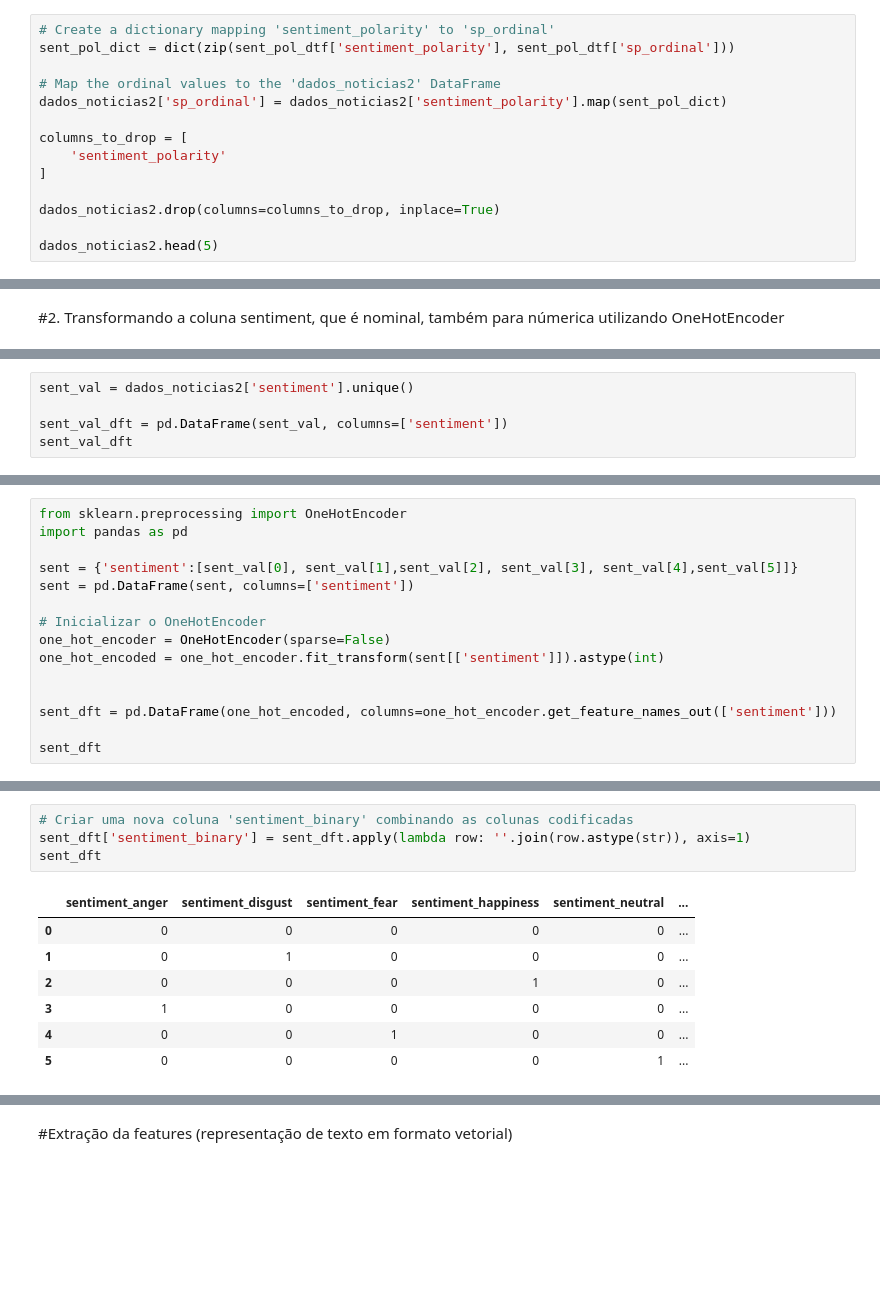
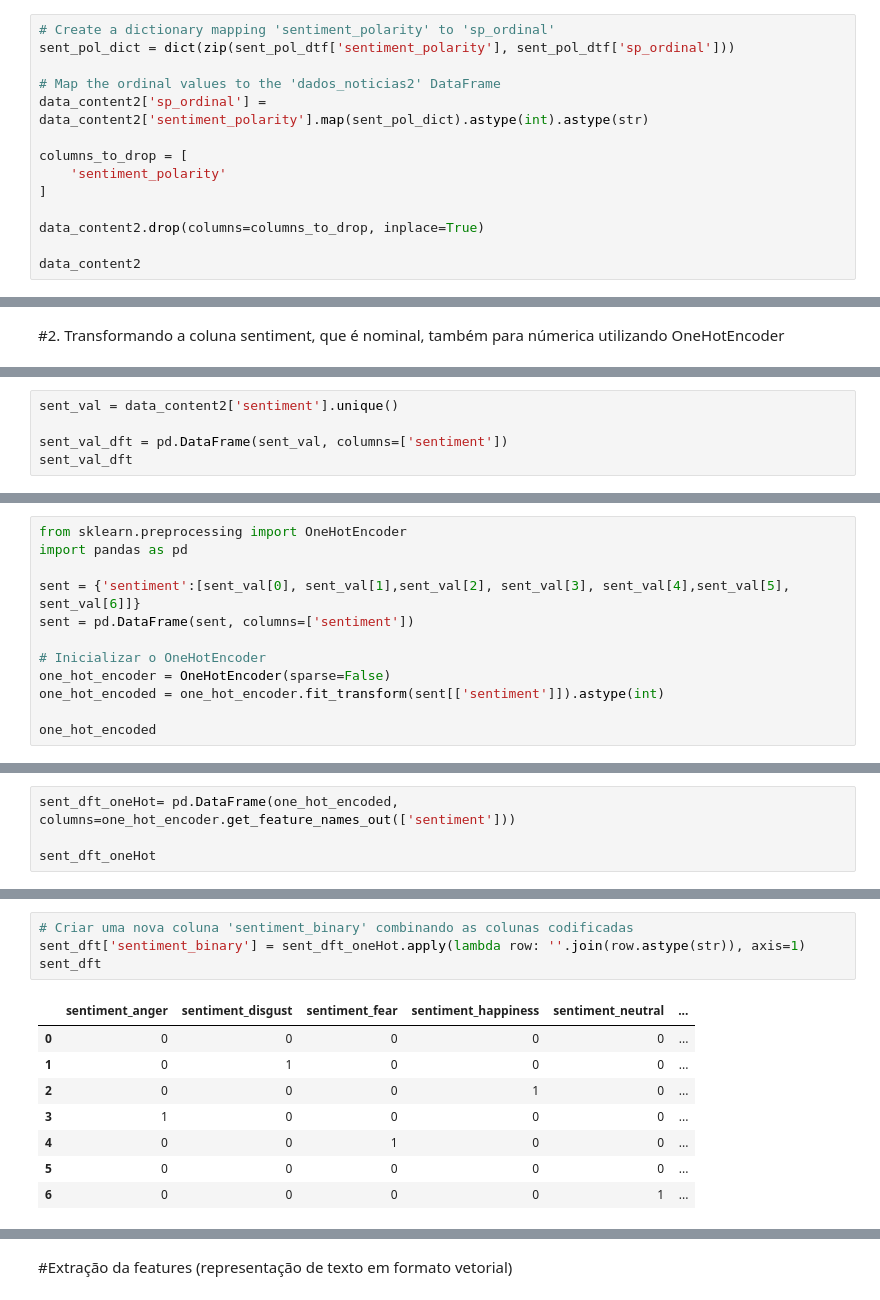
Before and after one commit to Kalidsa/Projeto-de-Minera-o-de-Textos---CDII, a Jupyter notebook: Mineração_de_textos.ipynb, the cells around one changed output, grey strips where cells are left out. Saved outputs shown, nothing was run; the diff lists cells and outputs as text; blank space fills up the shorter version.

```diff
--- a/Mineração_de_textos.ipynb
+++ b/Mineração_de_textos.ipynb
@@ -258,13 +269,13 @@ sent_pol_dtf
 sent_pol_dict = dict(zip(sent_pol_dtf['sentiment_polarity'], sent_pol_dtf['sp_ordinal']))
 
 # Map the ordinal values to the 'dados_noticias2' DataFrame
-dados_noticias2['sp_ordinal'] = dados_noticias2['sentiment_polarity'].map(sent_pol_dict)
+data_content2['sp_ordinal'] = data_content2['sentiment_polarity'].map(sent_pol_dict).astype(int).astype(str)
 
 columns_to_drop = [
     'sentiment_polarity'
 ]
 
-dados_noticias2.drop(columns=columns_to_drop, inplace=True)
+data_content2.drop(columns=columns_to_drop, inplace=True)
 
-dados_noticias2.head(5)
+data_content2
 # %% [output]
@@ -298,6 +308,6 @@ neutral        4
 Name: count, dtype: int64
 # %%
-sent_val = dados_noticias2['sentiment'].unique()
+sent_val = data_content2['sentiment'].unique()
 
 sent_val_dft = pd.DataFrame(sent_val, columns=['sentiment'])
 sent_val_dft
@@ -313,15 +324,12 @@ sent_val_dft
 from sklearn.preprocessing import OneHotEncoder
 import pandas as pd
 
-sent = {'sentiment':[sent_val[0], sent_val[1],sent_val[2], sent_val[3], sent_val[4],sent_val[5]]}
+sent = {'sentiment':[sent_val[0], sent_val[1],sent_val[2], sent_val[3], sent_val[4],sent_val[5], sent_val[6]]}
 sent = pd.DataFrame(sent, columns=['sentiment'])
 
 # Inicializar o OneHotEncoder
 one_hot_encoder = OneHotEncoder(sparse=False)
 one_hot_encoded = one_hot_encoder.fit_transform(sent[['sentiment']]).astype(int)
 
-
-sent_dft = pd.DataFrame(one_hot_encoded, columns=one_hot_encoder.get_feature_names_out(['sentiment']))
-
-sent_dft
+one_hot_encoded
 # %% [output]
@@ -334,0 +344,4 @@ sent_dft
+# %%
+sent_dft_oneHot= pd.DataFrame(one_hot_encoded, columns=one_hot_encoder.get_feature_names_out(['sentiment']))
+
+sent_dft_oneHot
@@ -335,12 +368,13 @@ sent_dft
 # %%
 # Criar uma nova coluna 'sentiment_binary' combinando as colunas codificadas
-sent_dft['sentiment_binary'] = sent_dft.apply(lambda row: ''.join(row.astype(str)), axis=1)
+sent_dft['sentiment_binary'] = sent_dft_oneHot.apply(lambda row: ''.join(row.astype(str)), axis=1)
 sent_dft
 # %% [output]
 |  | sentiment_anger | sentiment_disgust | sentiment_fear | sentiment_happiness | sentiment_neutral | ... |
 | 0 | 0 | 0 | 0 | 0 | 0 | ... |
 | 1 | 0 | 1 | 0 | 0 | 0 | ... |
 | 2 | 0 | 0 | 0 | 1 | 0 | ... |
 | 3 | 1 | 0 | 0 | 0 | 0 | ... |
 | 4 | 0 | 0 | 1 | 0 | 0 | ... |
-| 5 | 0 | 0 | 0 | 0 | 1 | ... |
+| 5 | 0 | 0 | 0 | 0 | 0 | ... |
+| 6 | 0 | 0 | 0 | 0 | 1 | ... |
```
Also changed, not shown: parts of 83 cells of this notebook.
